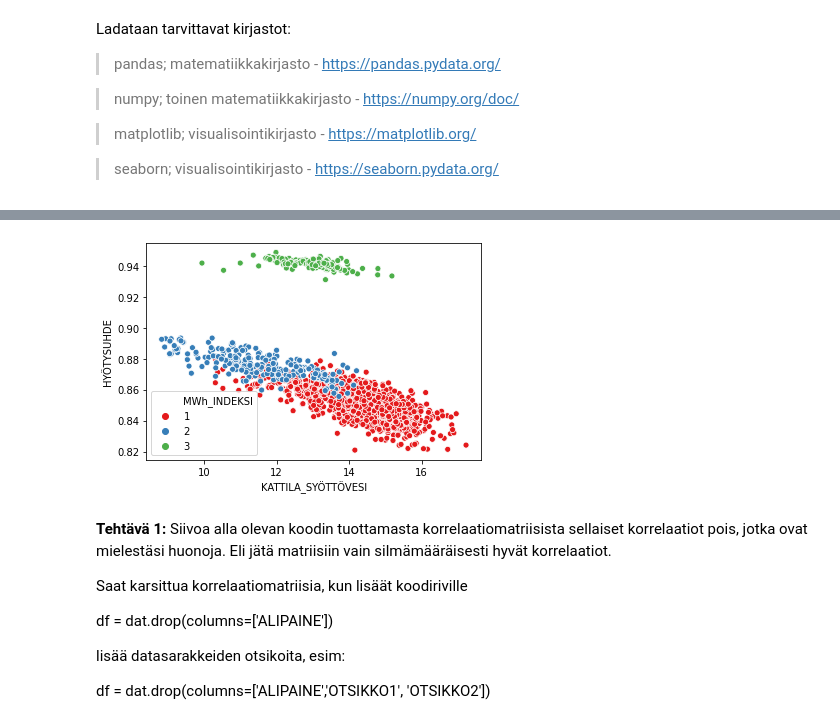
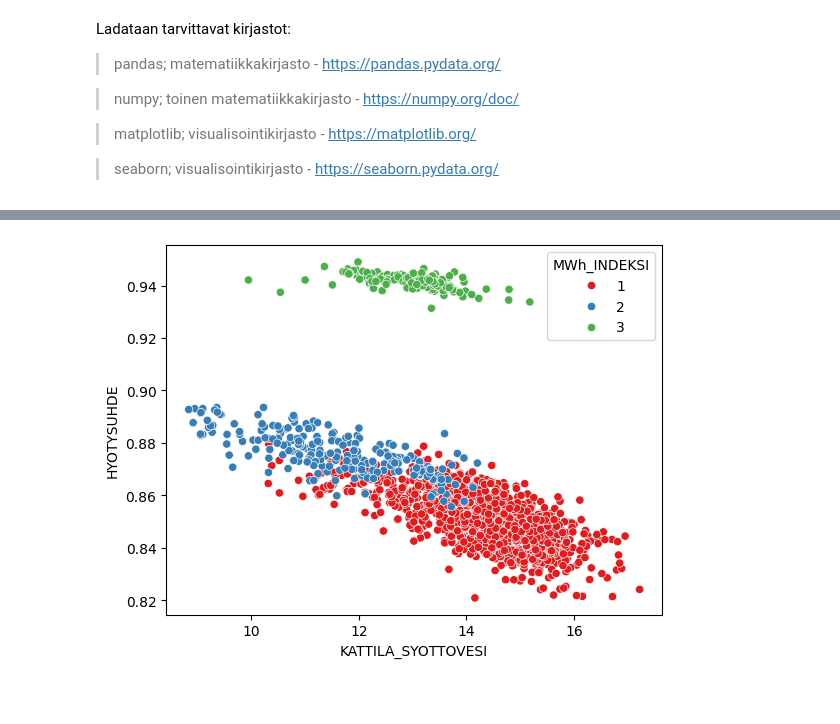
Before and after one commit to rerkki/analytiikkaharjoitukset, a Jupyter notebook: Systeemi_4.ipynb, the cells around one changed output, grey strips where cells are left out. Drawn from its saved outputs; the diff is of its cells as text; code cells hidden in the pictures; blank space fills up the shorter version.

```diff
--- a/Systeemi_4.ipynb
+++ b/Systeemi_4.ipynb
@@ -25,16 +22,5 @@ dat[0:1] #tulostetaan otsikko ja ensimmäinen rivi tarkistuksen vuoksi
 | 0 | 1.3.2014 0:00 | 5.816595 | 15.19714 | 0.359379 | 260.7792 | 83.48424 | ... |
 # %%
-sns.scatterplot(x=dat['KATTILA_SYÖTTÖVESI'], y=dat['HYÖTYSUHDE'], data=dat, hue='MWh_INDEKSI', palette='Set1');
+sns.scatterplot(x=dat['KATTILA_SYOTTOVESI'], y=dat['HYOTYSUHDE'], data=dat, hue='MWh_INDEKSI', palette='Set1');
 # %% [output]
-[figure, old version]
+[figure, new version]
-# %% [markdown]
-
-**Tehtävä 1:**  Siivoa alla olevan koodin tuottamasta korrelaatiomatriisista sellaiset korrelaatiot pois, jotka ovat mielestäsi huonoja. Eli jätä matriisiin vain silmämääräisesti hyvät korrelaatiot.
-
-Saat karsittua korrelaatiomatriisia, kun lisäät koodiriville
-
-df = dat.drop(columns=['ALIPAINE'])
-
-lisää datasarakkeiden otsikoita, esim:
-
-df = dat.drop(columns=['ALIPAINE','OTSIKKO1', 'OTSIKKO2'])
```
Also changed, not shown: parts of 7 cells of this notebook.
